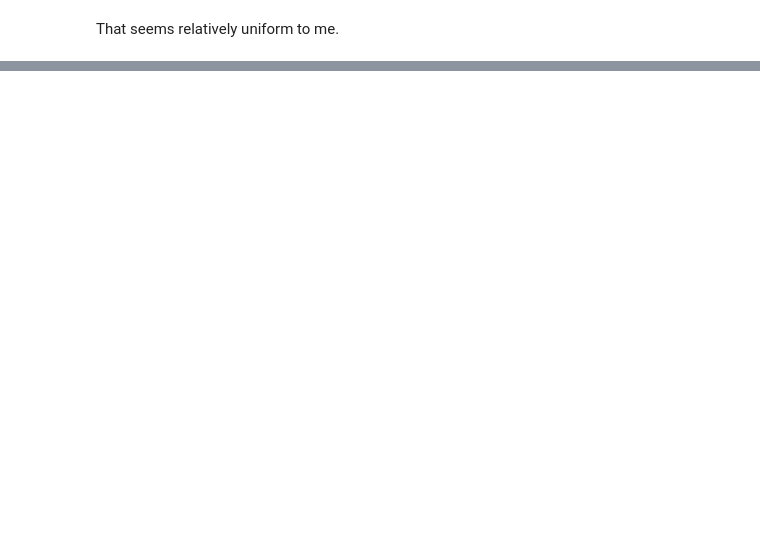
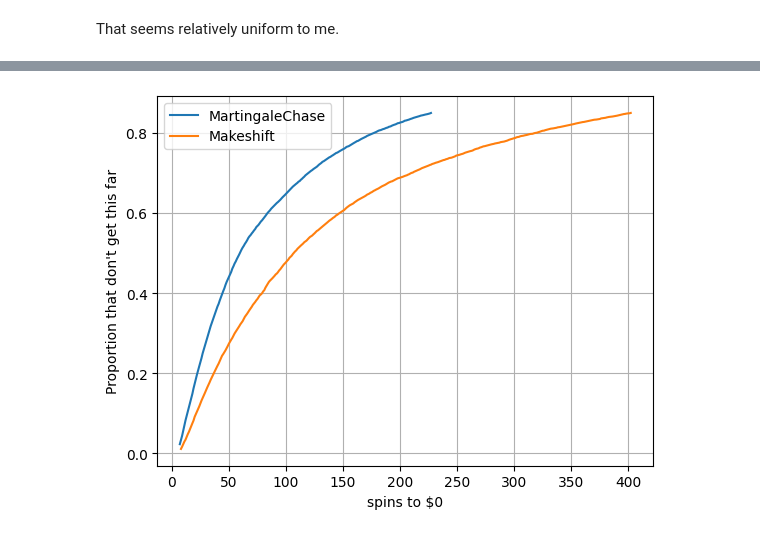
Before and after one commit to TecKnow/python-roulette, a Jupyter notebook: roulette.ipynb, the cells around one changed output, grey strips where cells are left out. Saved outputs shown, nothing was run; the diff lists cells and outputs as text; code cells hidden in the pictures; blank space fills up the shorter version.

```diff
--- a/roulette.ipynb
+++ b/roulette.ipynb
@@ -240,0 +333,13 @@ plt.show()
+# %%
+fig, ax = plt.subplots()
+
+for k, v in strategy_runs_cumulative_trimmed.items():
+    if k in {"Makeshift", "MartingaleChase"}:
+        ax.plot([i[0] for i in v], [i[1] for i in v], label=str(k))
+ax.grid(True)
+ax.set_xlabel("spins to $0")
+ax.set_ylabel("Proportion that don't get this far")
+ax.legend()
+plt.show()
+# %% [output]
+[figure, added]
```
Also changed, not shown: parts of 52 cells of this notebook.
